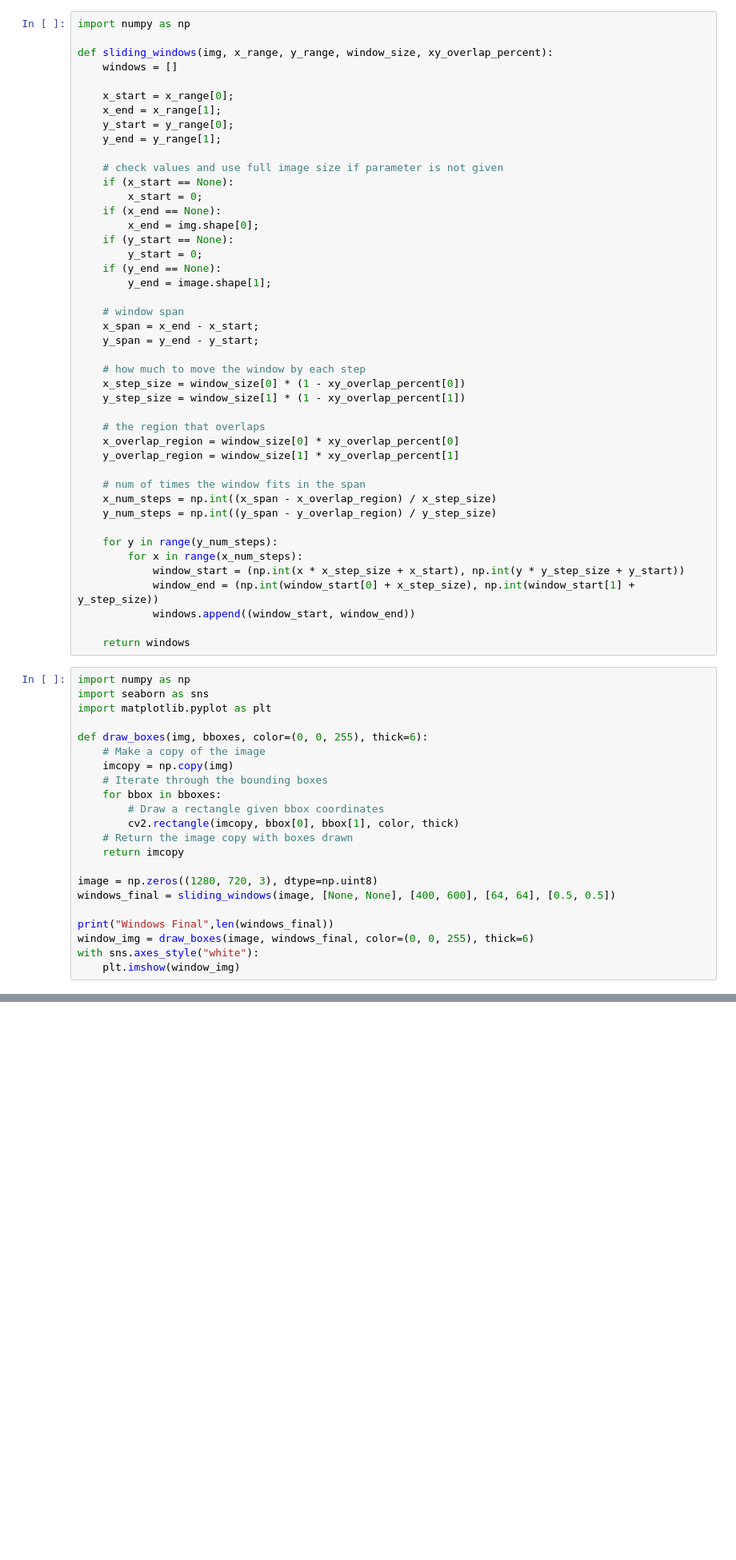
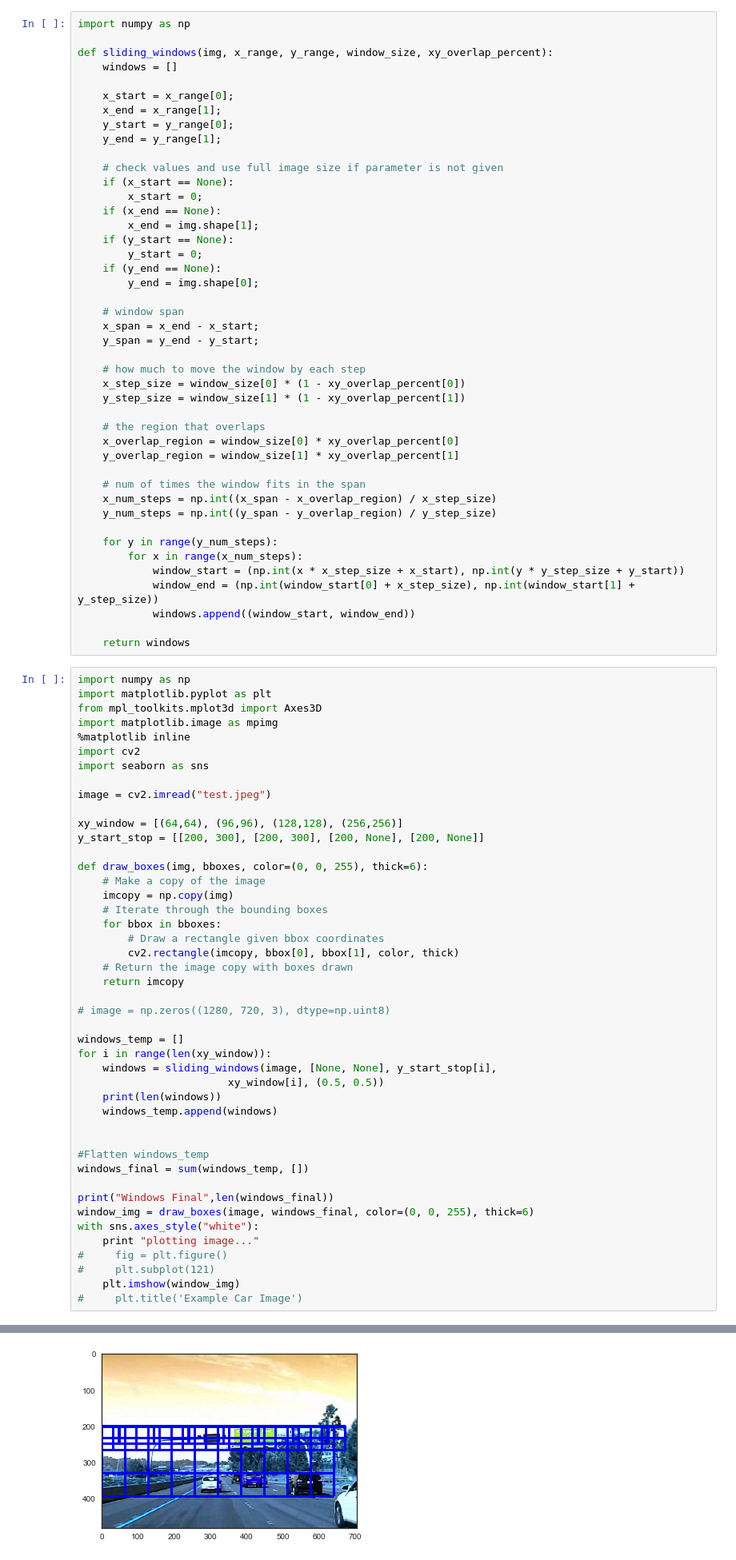
Before and after one commit to aldrincb/auto.sp, a Jupyter notebook: SlidingWindow.ipynb, the cells around one changed output, grey strips where cells are left out. Shown at 80% size. Cells and saved outputs as stored; diff of their text form; blank space fills up the shorter version.

Commit message:
Test sliding windows on test image

```diff
--- a/SlidingWindow.ipynb
+++ b/SlidingWindow.ipynb
@@ -18,11 +18,11 @@ def sliding_windows(img, x_range, y_range, window_size, xy_overlap_percent):
     if (x_start == None):
         x_start = 0;
     if (x_end == None):
-        x_end = img.shape[0];
+        x_end = img.shape[1];
     if (y_start == None):
         y_start = 0;
     if (y_end == None):
-        y_end = image.shape[1];
+        y_end = img.shape[0];
 
     # window span
     x_span = x_end - x_start;
@@ -49,8 +49,17 @@ def sliding_windows(img, x_range, y_range, window_size, xy_overlap_percent):
     return windows
 # %%
 import numpy as np
+import matplotlib.pyplot as plt
+from mpl_toolkits.mplot3d import Axes3D
+import matplotlib.image as mpimg
+%matplotlib inline
+import cv2
 import seaborn as sns
-import matplotlib.pyplot as plt
+
+image = cv2.imread("test.jpeg")
+
+xy_window = [(64,64), (96,96), (128,128), (256,256)]
+y_start_stop = [[200, 300], [200, 300], [200, None], [200, None]]
 
 def draw_boxes(img, bboxes, color=(0, 0, 255), thick=6):
     # Make a copy of the image
@@ -62,11 +71,25 @@ def draw_boxes(img, bboxes, color=(0, 0, 255), thick=6):
     # Return the image copy with boxes drawn
     return imcopy
 
-image = np.zeros((1280, 720, 3), dtype=np.uint8)
-windows_final = sliding_windows(image, [None, None], [400, 600], [64, 64], [0.5, 0.5])
+# image = np.zeros((1280, 720, 3), dtype=np.uint8)
+
+windows_temp = []
+for i in range(len(xy_window)):
+    windows = sliding_windows(image, [None, None], y_start_stop[i],
+                        xy_window[i], (0.5, 0.5))
+    print(len(windows))
+    windows_temp.append(windows)
+
+
+#Flatten windows_temp
+windows_final = sum(windows_temp, [])
 
 print("Windows Final",len(windows_final))
 window_img = draw_boxes(image, windows_final, color=(0, 0, 255), thick=6)
 with sns.axes_style("white"):
+    print "plotting image..."
+#     fig = plt.figure()
+#     plt.subplot(121)
     plt.imshow(window_img)
+#     plt.title('Example Car Image')
 # %% [output]
@@ -73,0 +102 @@ with sns.axes_style("white"):
+[figure, added]
```
Also changed, not shown: parts of 1 cell of this notebook.
